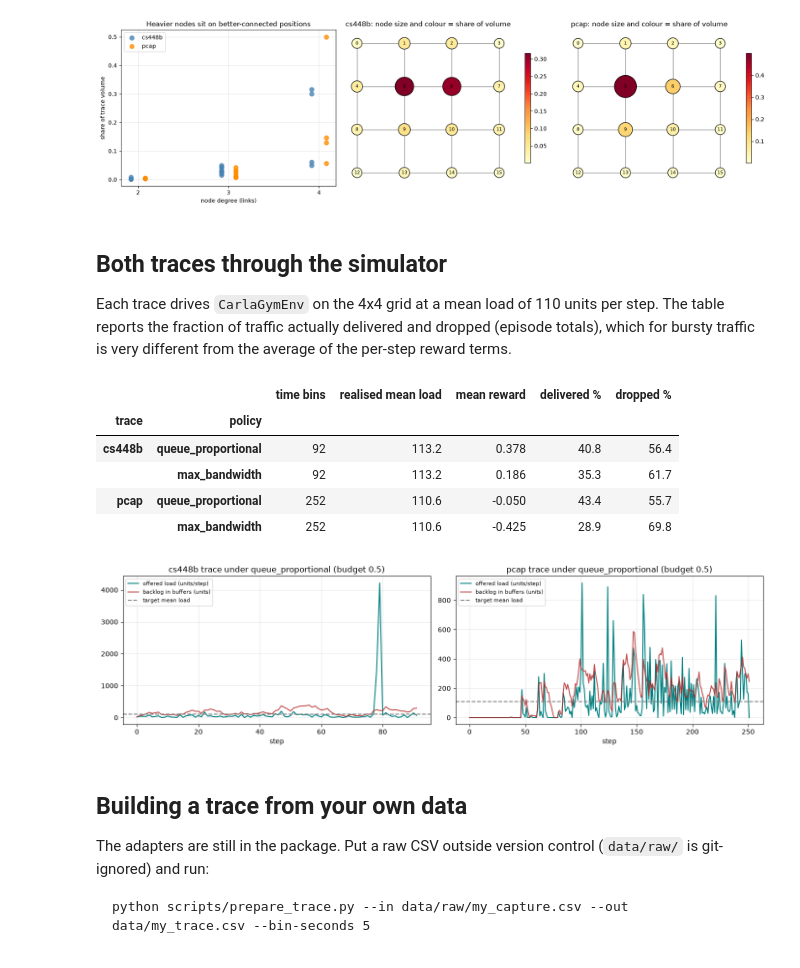
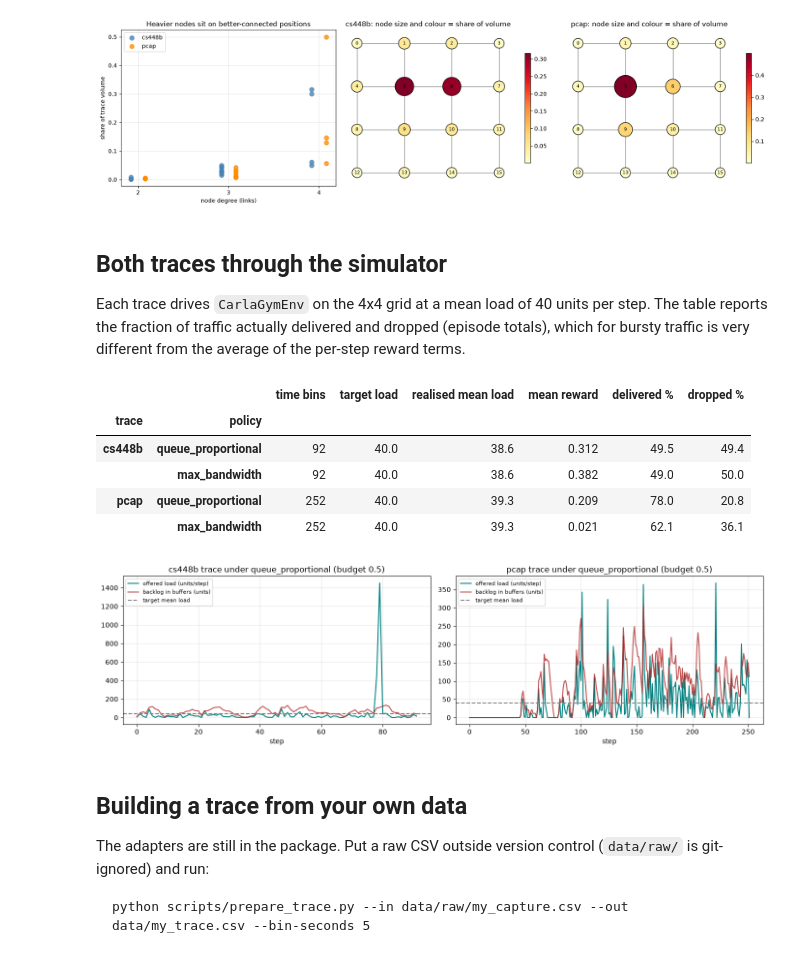
Before and after one commit to karix-project/congestgym-anon, a Jupyter notebook: notebooks/03_dataset_exploration.ipynb, the cells around one changed output. Drawn from its saved outputs; the diff is of its cells as text; code cells hidden in the pictures.

```diff
--- a/notebooks/03_dataset_exploration.ipynb
+++ b/notebooks/03_dataset_exploration.ipynb
@@ -33,6 +33,7 @@ from carla_gym.env import CarlaGymEnv
 from carla_gym.baselines import policy_queue_proportional, policy_max
 
 plt.rcParams["figure.dpi"] = 100
+LOAD = 40.0   # mean offered load per step used below
 TRACES = {"cs448b": "data/cs448b_trace.csv", "pcap": "data/pcap_trace.csv"}
 traces = {name: pd.read_csv(path) for name, path in TRACES.items()}
 NUM_NODES = 16
@@ -142,7 +143,7 @@ pcap: busiest node is 5 (degree 4, max degree 4), carrying 50% of all endpoint v
 # %% [markdown]
 ## Both traces through the simulator
 
-Each trace drives `CarlaGymEnv` on the 4x4 grid at a mean load of 110 units per step.
+Each trace drives `CarlaGymEnv` on the 4x4 grid at a mean load of 40 units per step.
 The table reports the fraction of traffic actually delivered and dropped (episode totals),
 which for bursty traffic is very different from the average of the per-step reward terms.
 # %%
@@ -151,7 +152,7 @@ from carla_gym.utils.qos import EpisodeQoS
 rows, series = [], {}
 for name, path in TRACES.items():
     for pol_name, pol in (("queue_proportional", policy_queue_proportional), ("max_bandwidth", policy_max)):
-        gen = TraceTrafficGenerator(list(range(NUM_NODES)), path, target_load=110.0, seed=0)
+        gen = TraceTrafficGenerator(list(range(NUM_NODES)), path, target_load=LOAD, seed=0)
         env = CarlaGymEnv(topology="grid", num_nodes=NUM_NODES, bandwidth_budget=0.5,
                           max_steps=gen.n_steps, traffic=gen, seed=0)
         obs, _ = env.reset(seed=0)
@@ -161,7 +162,7 @@ for name, path in TRACES.items():
             qos.add(info); offered.append(info["offered_units"]); backlog.append(info["backlog_units"]); reward.append(r)
         s = qos.summary()
         rows.append({"trace": name, "policy": pol_name, "time bins": gen.n_steps,
-                     "realised mean load": round(float(np.mean(offered)), 1),
+                     "target load": LOAD, "realised mean load": round(float(np.mean(offered)), 1),
                      "mean reward": round(float(np.mean(reward)), 3),
                      "delivered %": round(100 * s["delivered_fraction"], 1),
                      "dropped %": round(100 * s["dropped_fraction"], 1)})
@@ -169,23 +170,23 @@ for name, path in TRACES.items():
             series[name] = (offered, backlog)
 pd.DataFrame(rows).set_index(["trace", "policy"])
 # %% [output]
-|  |  | time bins | realised mean load | mean reward | delivered % | dropped % |
-| trace | policy |  |  |  |  |  |
-| cs448b | queue_proportional | 92 | 113.2 | 0.378 | 40.8 | 56.4 |
-|  | max_bandwidth | 92 | 113.2 | 0.186 | 35.3 | 61.7 |
-| pcap | queue_proportional | 252 | 110.6 | -0.050 | 43.4 | 55.7 |
-|  | max_bandwidth | 252 | 110.6 | -0.425 | 28.9 | 69.8 |
+|  |  | time bins | target load | realised mean load | mean reward | delivered % | dropped % |
+| trace | policy |  |  |  |  |  |  |
+| cs448b | queue_proportional | 92 | 40.0 | 38.6 | 0.312 | 49.5 | 49.4 |
+|  | max_bandwidth | 92 | 40.0 | 38.6 | 0.382 | 49.0 | 50.0 |
+| pcap | queue_proportional | 252 | 40.0 | 39.3 | 0.209 | 78.0 | 20.8 |
+|  | max_bandwidth | 252 | 40.0 | 39.3 | 0.021 | 62.1 | 36.1 |
 # %%
 fig, axes = plt.subplots(1, 2, figsize=(14, 4))
 for ax, (name, (offered, backlog)) in zip(axes, series.items()):
     ax.plot(offered, color="teal", label="offered load (units/step)")
     ax.plot(backlog, color="firebrick", alpha=0.8, label="backlog in buffers (units)")
-    ax.axhline(110, ls="--", color="gray", label="target mean load")
+    ax.axhline(LOAD, ls="--", color="gray", label="target mean load")
     ax.set_title(f"{name} trace under queue_proportional (budget 0.5)")
     ax.set_xlabel("step"); ax.legend(fontsize=8); ax.grid(alpha=0.3)
 plt.tight_layout(); plt.show()
 # %% [output]
-[figure, old version]
+[figure, new version]
 # %% [markdown]
 ## Building a trace from your own data
 
```
Also changed, not shown: 15 other files.
